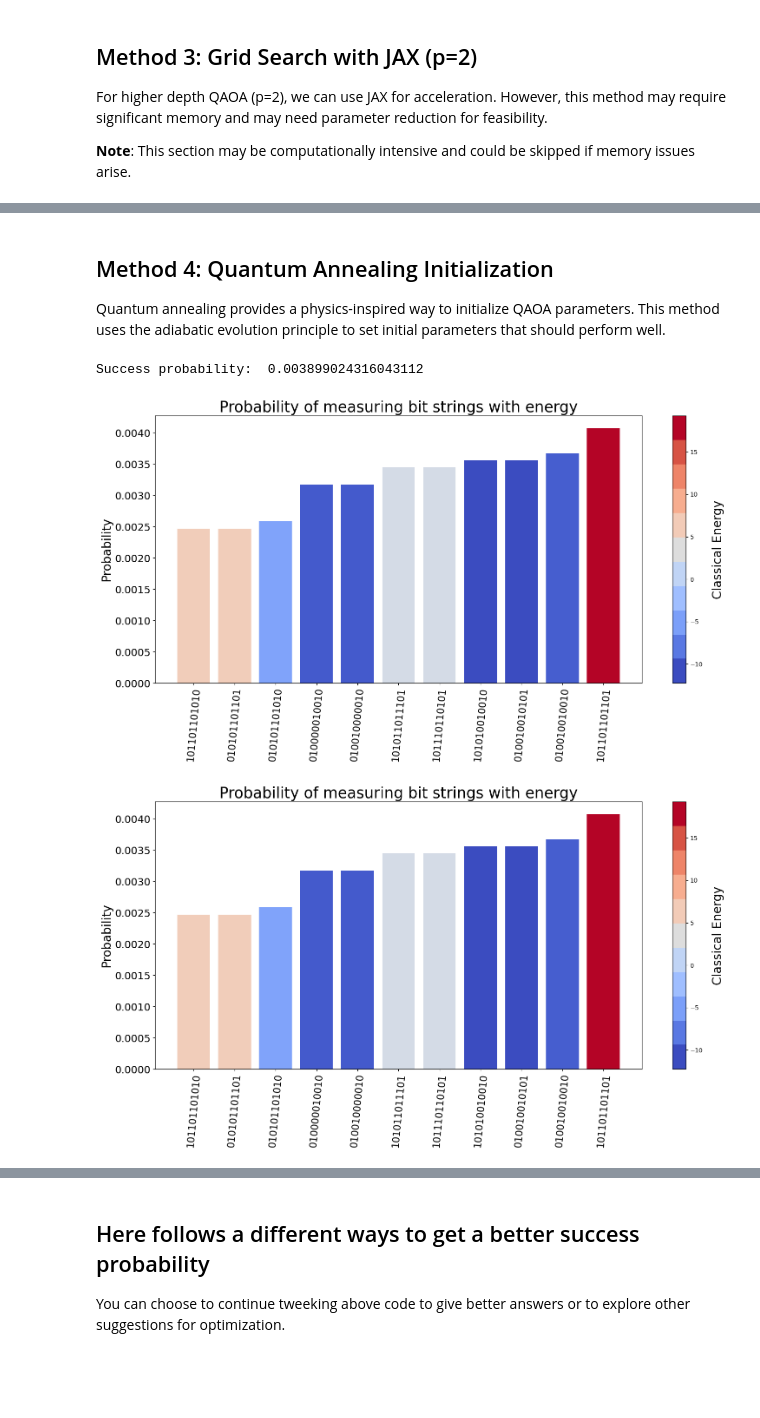
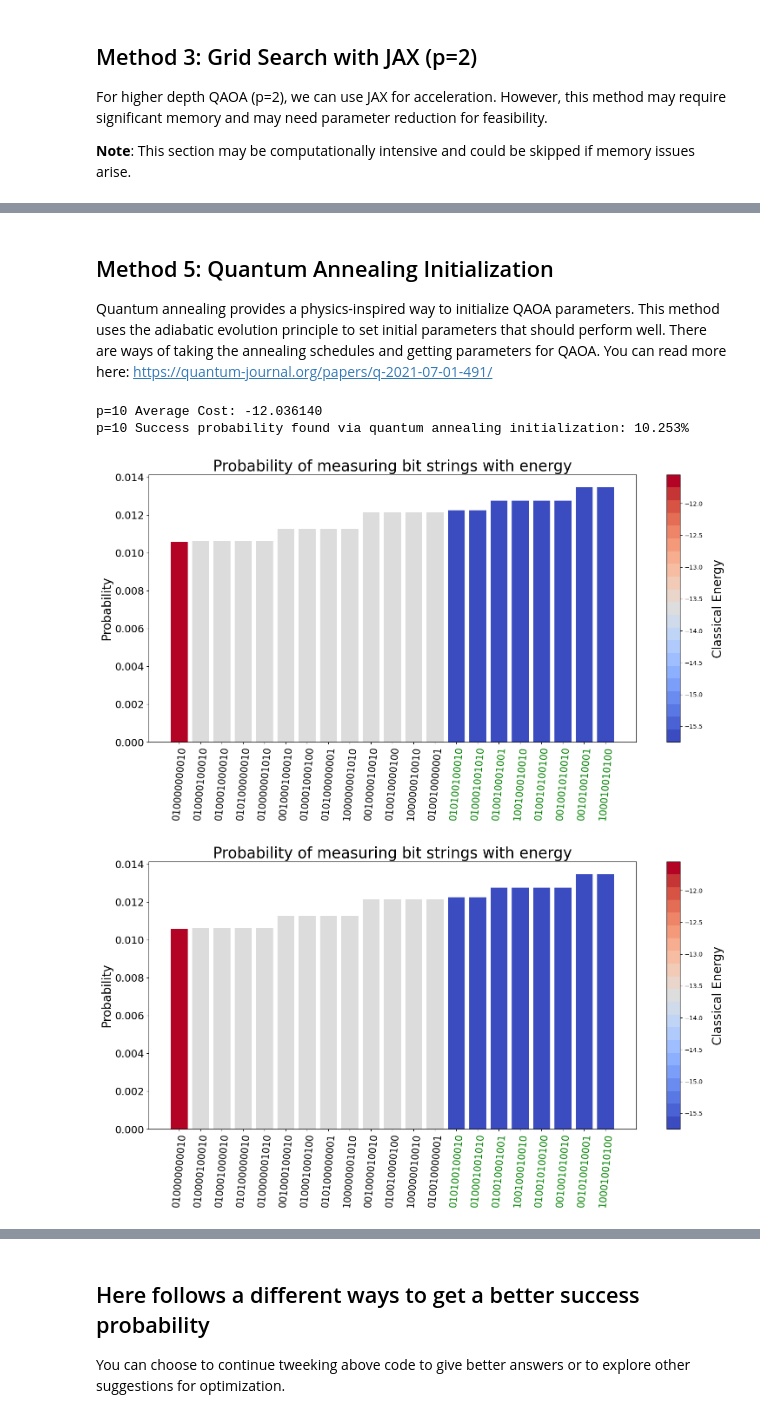
Before and after one commit to bernalde/UA_FarmaIAQC_2025, a Jupyter notebook: ProteinFolding.ipynb, the cells around one changed output, grey strips where cells are left out. Saved outputs shown, nothing was run; the diff lists cells and outputs as text; code cells hidden in the pictures; blank space fills up the shorter version.

```diff
--- a/ProteinFolding.ipynb
+++ b/ProteinFolding.ipynb
@@ -1143,45 +1349,36 @@ Success probability: 0.003899
 # %% [markdown]
 
-## Method 4: Quantum Annealing Initialization
+## Method 5: Quantum Annealing Initialization
 
-Quantum annealing provides a physics-inspired way to initialize QAOA parameters. This method uses the adiabatic evolution principle to set initial parameters that should perform well.
+Quantum annealing provides a physics-inspired way to initialize QAOA parameters.
+This method uses the adiabatic evolution principle to set initial parameters that should perform well.
+There are ways of taking the annealing schedules and getting parameters for QAOA.
+You can read more here: https://quantum-journal.org/papers/q-2021-07-01-491/
 # %%
-# A function for obtaining the probability of measuring the different foldings
-# in the end of the circuit given a set of parameters
-@qml.qnode(dev)
-def probability_circuit(params):
-    """
-    Compute the probability distribution over all computational basis states.
-
-    This function measures the probability of finding the quantum system in each
-    possible bit string state after applying the QAOA circuit. The probabilities
-    indicate the likelihood of measuring each protein conformation, where high
-    probabilities at ground state indices indicate successful optimization.
-
-    Args:
-        params: QAOA parameters of shape (2, p) containing gamma and beta angles
-
-    Returns:
-        np.ndarray: Probability distribution over all 2^n computational basis states
-
-    Note:
-        Success probability is calculated as sum of probabilities at ground state indices.
-    """
-    circuit(params)
-    return qml.probs(wires = qubits)
+annealing_params = get_annealing_params(annealing_time=2,
+                                        p=10,
+                                        linear = True,
+                                        sine = False,
+                                        cosine = False,
+                                        save = False)
 
 
-probs = probability_circuit(best_params_optimization)
-print('Success probability: ', np.sum(probs[ground_states_index]))
+cost_annealing = average_cost(annealing_params)
+probs_annealing = probability_circuit(annealing_params)
+success_prob_annealing = np.sum(probs_annealing[ground_states_index])
+
+print(f"p=10 Average Cost: {cost_annealing:.6f}")
+print(f"p=10 Success probability found via quantum annealing initialization: {100*success_prob_annealing:.3f}%")
 # %% [output]
-Success probability:  0.003899024316043112
+p=10 Average Cost: -12.036140
+p=10 Success probability found via quantum annealing initialization: 10.253%
 # %%
 # Plot all solutions with a probability over a threshold (to not over crowd the graph)
 # The color of the graph is the classical energy of the solution/fold.
 # A ground state will have a green label.
 
 # If the there are no solutions with a probability over the threshold we don't get a graph.
-plot_probs_with_energy(probs, num_qubits, H_cost, ground_states_index, threshold = 0.002) # plot probability over bitstrings
+plot_probs_with_energy(probs_annealing, num_qubits, H_cost, ground_states_index, threshold = 0.01) # plot probability over bitstrings
 # %% [output]
-[figure, old version]
+[figure, new version]
-[figure, old version]
+[figure, new version]
```
Also changed, not shown: parts of 32 cells of this notebook, 1 other file.
